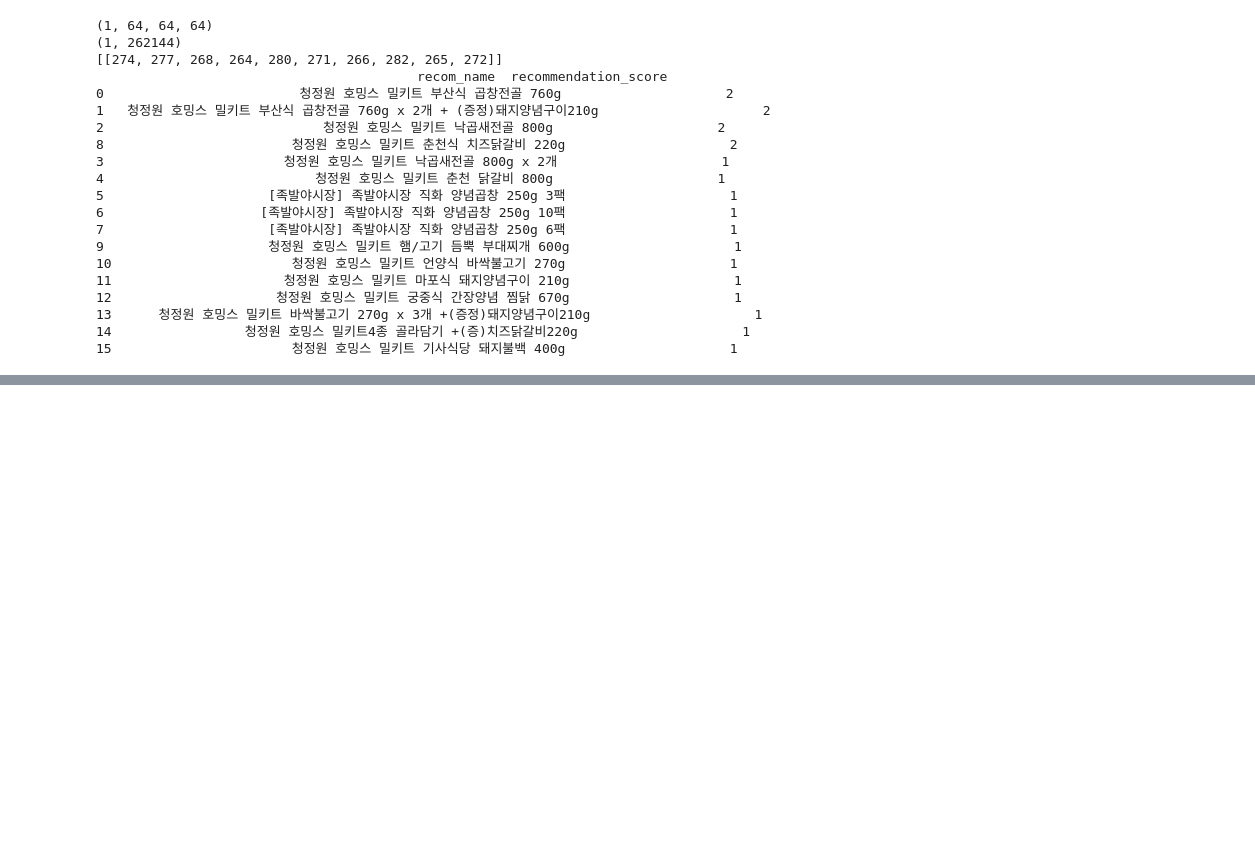
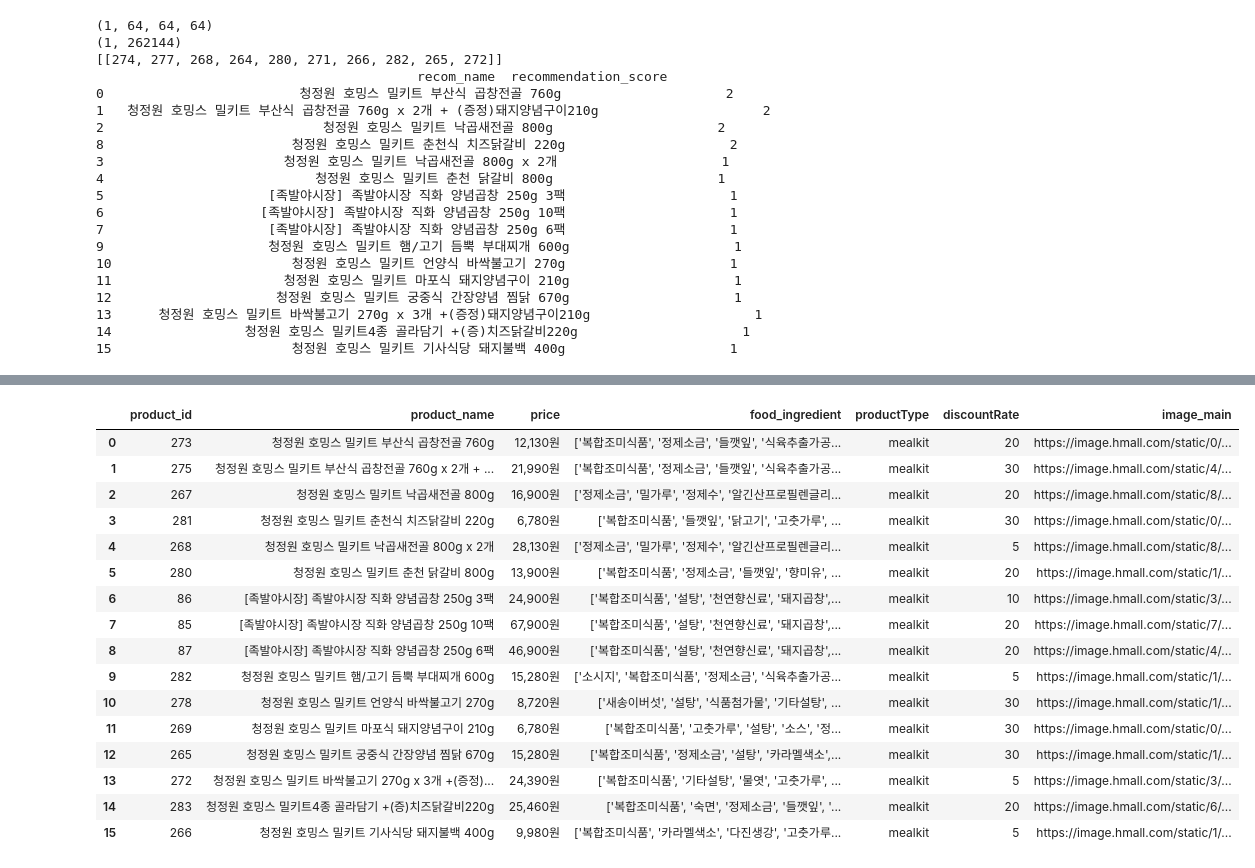
Before and after one commit to 7JEON8KI/data, a Jupyter notebook: app/model/HybridModel.ipynb, the cells around one changed output, grey strips where cells are left out. Saved outputs shown, nothing was run; the diff lists cells and outputs as text; code cells hidden in the pictures; blank space fills up the shorter version.

```diff
--- a/app/model/HybridModel.ipynb
+++ b/app/model/HybridModel.ipynb
@@ -220,3 +261,11 @@ class ConvEncoder(nn.Module):
 
         # print(x.shape)
         return x
+# %%
+import pandas as pd
+
+products = pd.read_csv('../dataset/hmall_food_last.csv')
+image_df = products[['image_main']]
+
+products = pd.concat([product, image_df], axis=1)
+products
@@ -223,8 +286,4 @@ class ConvEncoder(nn.Module):
 # %%
-import pandas as pd
-
-products = pd.read_csv('../dataset/hmall_food_last.csv')
-products = products[['product_name','image_main']]
 image_urls = []
 
 for url in products['image_main']:
@@ -327,3 +377,58 @@ print(hybrid_recommendations)
 13      청정원 호밍스 밀키트 바싹불고기 270g x 3개 +(증정)돼지양념구이210g                     1
 14                 청정원 호밍스 밀키트4종 골라담기 +(증)치즈닭갈비220g                     1
 15                       청정원 호밍스 밀키트 기사식당 돼지불백 400g                     1
+# %%
+import pandas as pd
+import numpy as np
+from sklearn.feature_extraction.text import TfidfVectorizer
+from sklearn.metrics.pairwise import cosine_similarity
+
+import torch
+import torchvision.transforms as transforms
+from PIL import Image
+import urllib.request
+import os
+from sklearn.neighbors import NearestNeighbors
+
+def hybrid_recommender(target_name, target_image_path, products, content_matrix, embedding, device, k):
+    """하이브리드 추천 시스템 함수"""
+
+    # 콘텐츠 기반 추천 결과
+    content_recommendations = ingredient_recommendations_product_id(target_name, content_matrix, products, k)
+
+    # 이미지 기반 추천 결과
+    image_indices = compute_similar_images(target_image_path, k, embedding, device)
+    image_recommendations = get_product_ids(image_indices, products)
+
+    # 콘텐츠 기반 추천과 이미지 기반 추천의 결과를 결합
+    combined_recommendations = pd.DataFrame({'recom_id': content_recommendations, 'recommendation_score': 1})
+
+    # 이미지 기반 추천 결과를 반영하여 추천 점수 업데이트
+    for recom_id in image_recommendations:
+        if recom_id in combined_recommendations['recom_id'].values:
+            combined_recommendations.loc[combined_recommendations['recom_id'] == recom_id, 'recommendation_score'] += 1
+        else:
+            combined_recommendations = pd.concat([combined_recommendations, pd.DataFrame({'recom_id': [recom_id], 'recommendation_score': [1]})], ignore_index=True)
+
+    # 추천 점수에 따라 정렬
+    combined_recommendations = combined_recommendations.sort_values(by='recommendation_score', ascending=False)
+
+    # recom_id에 해당하는 product 데이터를 데이터프레임 형태로 반환
+    recommended_products = pd.DataFrame()
+    for recom_id in combined_recommendations['recom_id']:
+        recommended_products = pd.concat([recommended_products, products[products['product_id'] == recom_id]], ignore_index=True)
+
+    return recommended_products
+
+
+TARGET_PRODUCT = '청정원 호밍스 밀키트 부산식 곱창전골 760g x 2개'
+TARGET_IMAGE_PATH = "https://image.hmall.com/static/9/9/26/27/2127269978_0.jpg?RS=520x520&AR=0&ao=2"
+NUM_RECOMMENDATIONS = 10
+WEIGHT_CONTENT = 0.5
+WEIGHT_IMAGE = 0.5
+
+
+# 예시 사용
+hybrid_recommendations = hybrid_recommender(TARGET_PRODUCT, TARGET_IMAGE_PATH, product, cosine_sim_df, embedding, device, NUM_RECOMMENDATIONS)
+hybrid_recommendations
+# %% [output]
@@ -329,0 +438,17 @@ print(hybrid_recommendations)
+|  | product_id | product_name | price | food_ingredient | productType | discountRate | image_main |
+| 0 | 273 | 청정원 호밍스 밀키트 부산식 곱창전골 760g | 12,130원 | ['복합조미식품', '정제소금', '들깻잎', '식육추출가공... | mealkit | 20 | https://image.hmall.com/static/0/... |
+| 1 | 275 | 청정원 호밍스 밀키트 부산식 곱창전골 760g x 2개 + ... | 21,990원 | ['복합조미식품', '정제소금', '들깻잎', '식육추출가공... | mealkit | 30 | https://image.hmall.com/static/4/... |
+| 2 | 267 | 청정원 호밍스 밀키트 낙곱새전골 800g | 16,900원 | ['정제소금', '밀가루', '정제수', '알긴산프로필렌글리... | mealkit | 20 | https://image.hmall.com/static/8/... |
+| 3 | 281 | 청정원 호밍스 밀키트 춘천식 치즈닭갈비 220g | 6,780원 | ['복합조미식품', '들깻잎', '닭고기', '고춧가루', ... | mealkit | 30 | https://image.hmall.com/static/0/... |
+| 4 | 268 | 청정원 호밍스 밀키트 낙곱새전골 800g x 2개 | 28,130원 | ['정제소금', '밀가루', '정제수', '알긴산프로필렌글리... | mealkit | 5 | https://image.hmall.com/static/8/... |
+| 5 | 280 | 청정원 호밍스 밀키트 춘천 닭갈비 800g | 13,900원 | ['복합조미식품', '정제소금', '들깻잎', '향미유', ... | mealkit | 20 | https://image.hmall.com/static/1/... |
+| 6 | 86 | [족발야시장] 족발야시장 직화 양념곱창 250g 3팩 | 24,900원 | ['복합조미식품', '설탕', '천연향신료', '돼지곱창',... | mealkit | 10 | https://image.hmall.com/static/3/... |
+| 7 | 85 | [족발야시장] 족발야시장 직화 양념곱창 250g 10팩 | 67,900원 | ['복합조미식품', '설탕', '천연향신료', '돼지곱창',... | mealkit | 20 | https://image.hmall.com/static/7/... |
+| 8 | 87 | [족발야시장] 족발야시장 직화 양념곱창 250g 6팩 | 46,900원 | ['복합조미식품', '설탕', '천연향신료', '돼지곱창',... | mealkit | 20 | https://image.hmall.com/static/4/... |
+| 9 | 282 | 청정원 호밍스 밀키트 햄/고기 듬뿍 부대찌개 600g | 15,280원 | ['소시지', '복합조미식품', '정제소금', '식육추출가공... | mealkit | 5 | https://image.hmall.com/static/1/... |
+| 10 | 278 | 청정원 호밍스 밀키트 언양식 바싹불고기 270g | 8,720원 | ['새송이버섯', '설탕', '식품첨가물', '기타설탕', ... | mealkit | 30 | https://image.hmall.com/static/1/... |
+| 11 | 269 | 청정원 호밍스 밀키트 마포식 돼지양념구이 210g | 6,780원 | ['복합조미식품', '고춧가루', '설탕', '소스', '정... | mealkit | 30 | https://image.hmall.com/static/0/... |
+| 12 | 265 | 청정원 호밍스 밀키트 궁중식 간장양념 찜닭 670g | 15,280원 | ['복합조미식품', '정제소금', '설탕', '카라멜색소',... | mealkit | 30 | https://image.hmall.com/static/1/... |
+| 13 | 272 | 청정원 호밍스 밀키트 바싹불고기 270g x 3개 +(증정)... | 24,390원 | ['복합조미식품', '기타설탕', '물엿', '고춧가루', ... | mealkit | 5 | https://image.hmall.com/static/3/... |
+| 14 | 283 | 청정원 호밍스 밀키트4종 골라담기 +(증)치즈닭갈비220g | 25,460원 | ['복합조미식품', '숙면', '정제소금', '들깻잎', '... | mealkit | 20 | https://image.hmall.com/static/6/... |
+| 15 | 266 | 청정원 호밍스 밀키트 기사식당 돼지불백 400g | 9,980원 | ['복합조미식품', '카라멜색소', '다진생강', '고춧가루... | mealkit | 5 | https://image.hmall.com/static/1/... |
```
Also changed, not shown: parts of 8 cells of this notebook.
